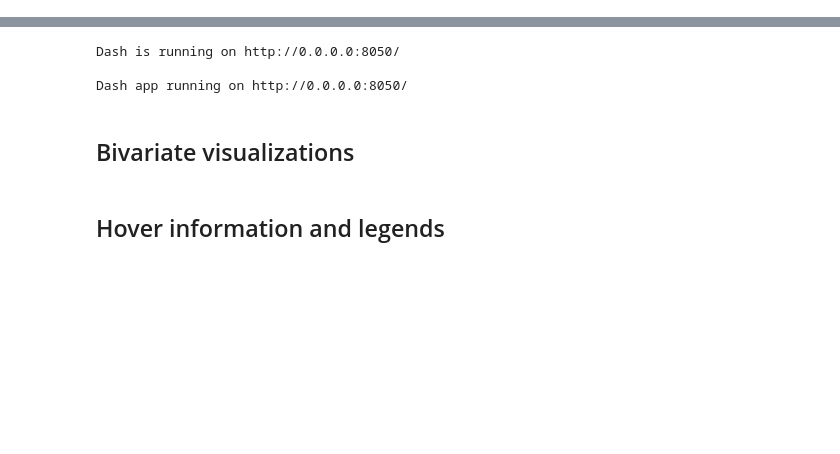
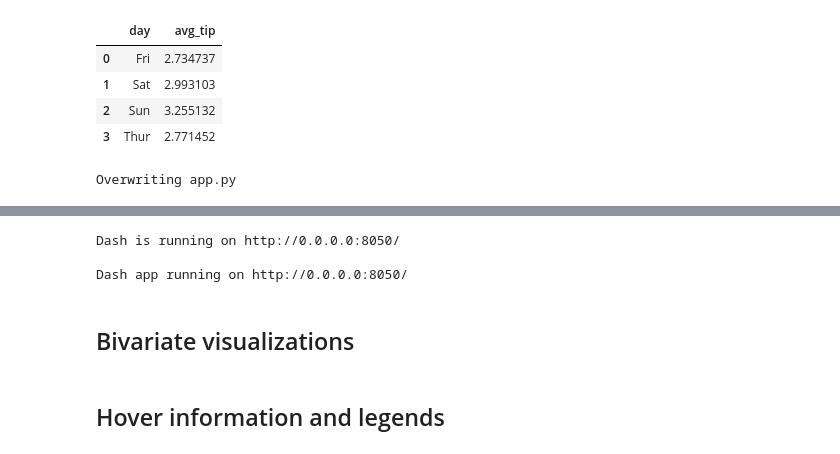
Before and after one commit to MengOonLee/Python, a Jupyter notebook: Plotly_Dash/Plotly.ipynb, the cells around one changed output, grey strips where cells are left out. Saved outputs shown, nothing was run; the diff lists cells and outputs as text; code cells hidden in the pictures; blank space fills up the shorter version.

```diff
--- a/Plotly_Dash/Plotly.ipynb
+++ b/Plotly_Dash/Plotly.ipynb
@@ -1,2 +1,58 @@
 # %% [markdown]
 <a href="https://colab.research.google.com/github/MengOonLee/Python/blob/main/Plotly_Dash/Plotly.ipynb" target="_parent"><img src="https://colab.research.google.com/assets/colab-badge.svg" alt="Open In Colab"/></a>
+# %%
+import numpy as np
+import plotly.express as px
+
+px.data.tips()\
+    .groupby(by=['day'])\
+    .agg(avg_tip=('tip', np.average))\
+    .reset_index()
+# %% [output]
+|  | day | avg_tip |
+| 0 | Fri | 2.734737 |
+| 1 | Sat | 2.993103 |
+| 2 | Sun | 3.255132 |
+| 3 | Thur | 2.771452 |
+# %%
+%%writefile app.py
+import numpy as np
+import dash
+import plotly.express as px
+import plotly.graph_objects as go
+
+app = dash.Dash(__name__)
+app.layout = dash.html.Div([
+    dash.dcc.Graph(
+        figure=go.Figure({
+            'data': [{
+                'type': 'bar',
+                'x': ['Monday', 'Tuesday', 'Wednesday', 'Thursday',
+                    'Friday', 'Saturday', 'Sunday'],
+                'y': [28, 27, 25, 31, 32, 35, 36]
+            }],
+            'layout': {
+                'title': {
+                    'text': 'Temperatures of the week',
+                    'x': 0.5,
+                    'font': {
+                        'color': 'red',
+                        'size': 15
+                    }
+                }
+            }
+        })
+    ),
+    dash.dcc.Graph(
+        figure=px.bar(
+            data_frame=px.data.tips()\
+                .groupby(by='day').agg(avg_tip=('tip', np.average))\
+                .reset_index(),
+            x='day', y='avg_tip', color='avg_tip'
+        )
+    )
+])
+if __name__ == '__main__':
+    app.run_server(host='0.0.0.0', debug=True)
+# %% [output]
+Overwriting app.py
```
Also changed, not shown: parts of 1 cell of this notebook, 2 other files.
